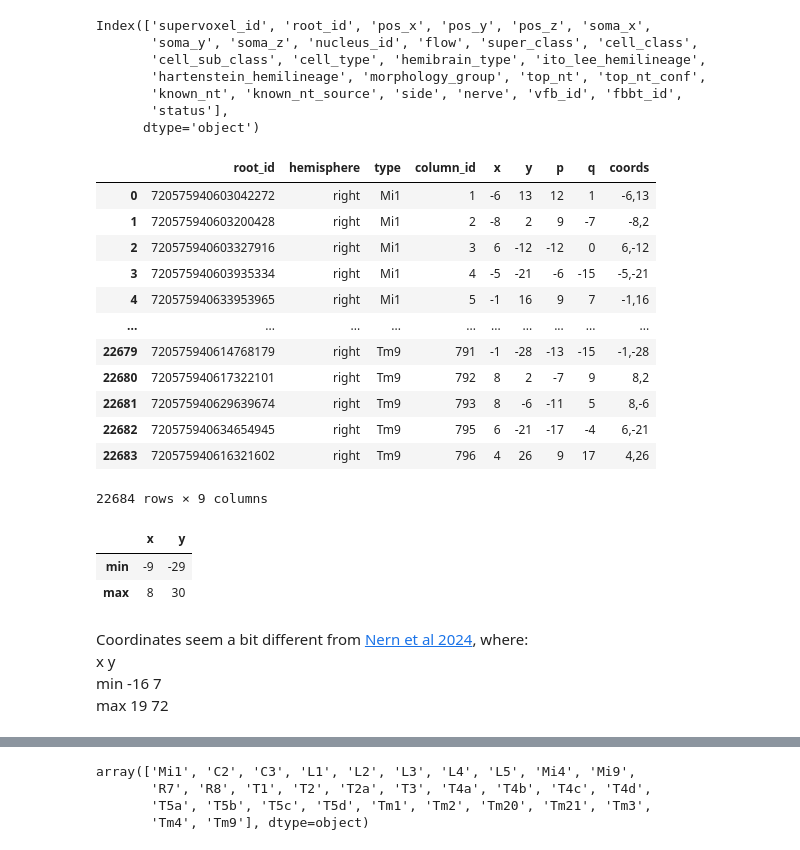
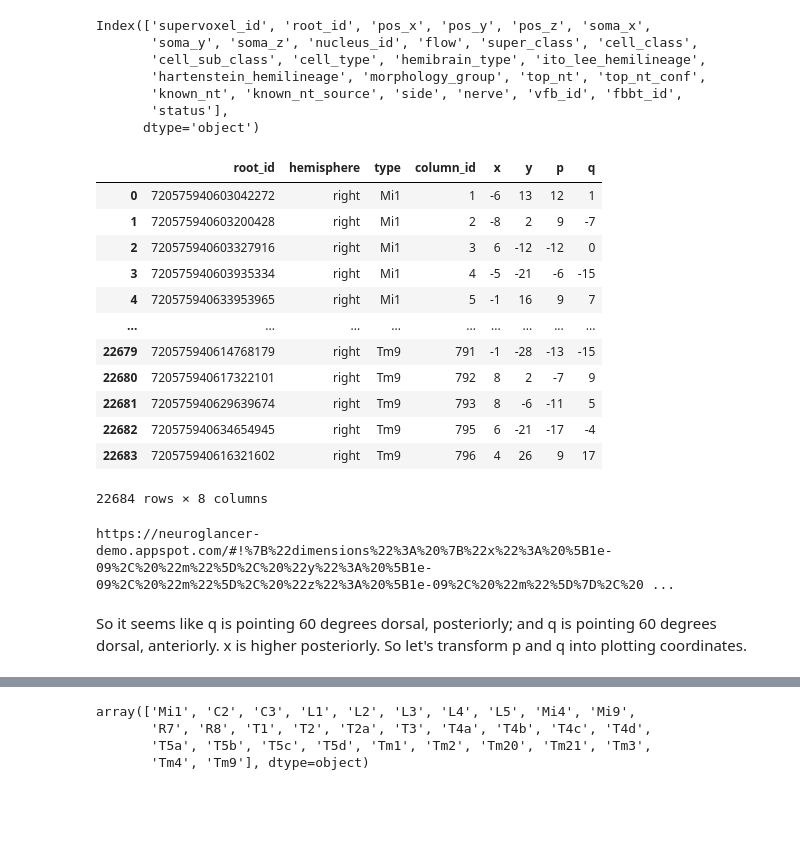
Before and after one commit to YijieYin/connectome_data_prep, a Jupyter notebook: FAFB/adult_prepare_connectome_optic_right.ipynb, the cells around one changed output, grey strips where cells are left out. Drawn from its saved outputs; the diff is of its cells as text; code cells hidden in the pictures; blank space fills up the shorter version.

```diff
--- a/FAFB/adult_prepare_connectome_optic_right.ipynb
+++ b/FAFB/adult_prepare_connectome_optic_right.ipynb
@@ -35,35 +35,38 @@ Index(['supervoxel_id', 'root_id', 'pos_x', 'pos_y', 'pos_z', 'soma_x',
 # %%
 # read columns, downloaded from here:
 # https://codex.flywire.ai/api/download
 
 vis_cols = pd.read_csv(
     "C:/Users/44745/Downloads/column_assignment.csv.gz", compression="gzip"
 )
-vis_cols["coords"] = vis_cols["x"].astype(str) + "," + vis_cols["y"].astype(str)
-root_to_coords = dict(zip(vis_cols["root_id"], vis_cols["coords"]))
 vis_cols
 # %% [output]
-|  | root_id | hemisphere | type | column_id | x | y | p | q | coords |
-| 0 | 720575940603042272 | right | Mi1 | 1 | -6 | 13 | 12 | 1 | -6,13 |
-| 1 | 720575940603200428 | right | Mi1 | 2 | -8 | 2 | 9 | -7 | -8,2 |
-| 2 | 720575940603327916 | right | Mi1 | 3 | 6 | -12 | -12 | 0 | 6,-12 |
-| 3 | 720575940603935334 | right | Mi1 | 4 | -5 | -21 | -6 | -15 | -5,-21 |
-| 4 | 720575940633953965 | right | Mi1 | 5 | -1 | 16 | 9 | 7 | -1,16 |
-| ... | ... | ... | ... | ... | ... | ... | ... | ... | ... |
-| 22679 | 720575940614768179 | right | Tm9 | 791 | -1 | -28 | -13 | -15 | -1,-28 |
-| 22680 | 720575940617322101 | right | Tm9 | 792 | 8 | 2 | -7 | 9 | 8,2 |
-| 22681 | 720575940629639674 | right | Tm9 | 793 | 8 | -6 | -11 | 5 | 8,-6 |
-| 22682 | 720575940634654945 | right | Tm9 | 795 | 6 | -21 | -17 | -4 | 6,-21 |
-| 22683 | 720575940616321602 | right | Tm9 | 796 | 4 | 26 | 9 | 17 | 4,26 |
+|  | root_id | hemisphere | type | column_id | x | y | p | q |
+| 0 | 720575940603042272 | right | Mi1 | 1 | -6 | 13 | 12 | 1 |
+| 1 | 720575940603200428 | right | Mi1 | 2 | -8 | 2 | 9 | -7 |
+| 2 | 720575940603327916 | right | Mi1 | 3 | 6 | -12 | -12 | 0 |
+| 3 | 720575940603935334 | right | Mi1 | 4 | -5 | -21 | -6 | -15 |
+| 4 | 720575940633953965 | right | Mi1 | 5 | -1 | 16 | 9 | 7 |
+| ... | ... | ... | ... | ... | ... | ... | ... | ... |
+| 22679 | 720575940614768179 | right | Tm9 | 791 | -1 | -28 | -13 | -15 |
+| 22680 | 720575940617322101 | right | Tm9 | 792 | 8 | 2 | -7 | 9 |
+| 22681 | 720575940629639674 | right | Tm9 | 793 | 8 | -6 | -11 | 5 |
+| 22682 | 720575940634654945 | right | Tm9 | 795 | 6 | -21 | -17 | -4 |
+| 22683 | 720575940616321602 | right | Tm9 | 796 | 4 | 26 | 9 | 17 |
-22684 rows × 9 columns
+22684 rows × 8 columns
-# %%
-vis_cols[["x", "y"]].agg([min, max])
-# %% [output]
-|  | x | y |
-| min | -9 | -29 |
-| max | 8 | 30 |
-# %% [markdown]
-Coordinates seem a bit different from [Nern et al 2024](https://www.biorxiv.org/content/10.1101/2024.04.16.589741v2), where:
-	x	y
-min	-16	7
-max	19	72
+# %%
+# visualise the x,y,p,q columns
+from connectome_interpreter import *
+
+adf = vis_cols[(vis_cols["type"] == "Mi1")]
+adf.set_index("root_id", inplace=True)
+# normalise columns
+adf.loc[:, ["x"]] = (adf["x"] - adf["x"].min()) / (adf["x"].max() - adf["x"].min())
+adf.loc[:, ["y"]] = (adf["y"] - adf["y"].min()) / (adf["y"].max() - adf["y"].min())
+adf.loc[:, ["p"]] = (adf["p"] - adf["p"].min()) / (adf["p"].max() - adf["p"].min())
+adf.loc[:, ["q"]] = (adf["q"] - adf["q"].min()) / (adf["q"].max() - adf["q"].min())
+print(get_ngl_link(adf[["x", "y", "p", "q"]]))
+# %% [output]
+https://neuroglancer-demo.appspot.com/#!%7B%22dimensions%22%3A%20%7B%22x%22%3A%20%5B1e-09%2C%20%22m%22%5D%2C%20%22y%22%3A%20%5B1e-09%2C%20%22m%22%5D%2C%20%22z%22%3A%20%5B1e-09%2C%20%22m%22%5D%7D%2C%20 ...
+# %% [markdown]
+So it seems like q is pointing 60 degrees dorsal, posteriorly; and q is pointing 60 degrees dorsal, anteriorly. x is higher posteriorly. So let's transform p and q into plotting coordinates.
```
Also changed, not shown: parts of 4 cells of this notebook, 2 other files.
